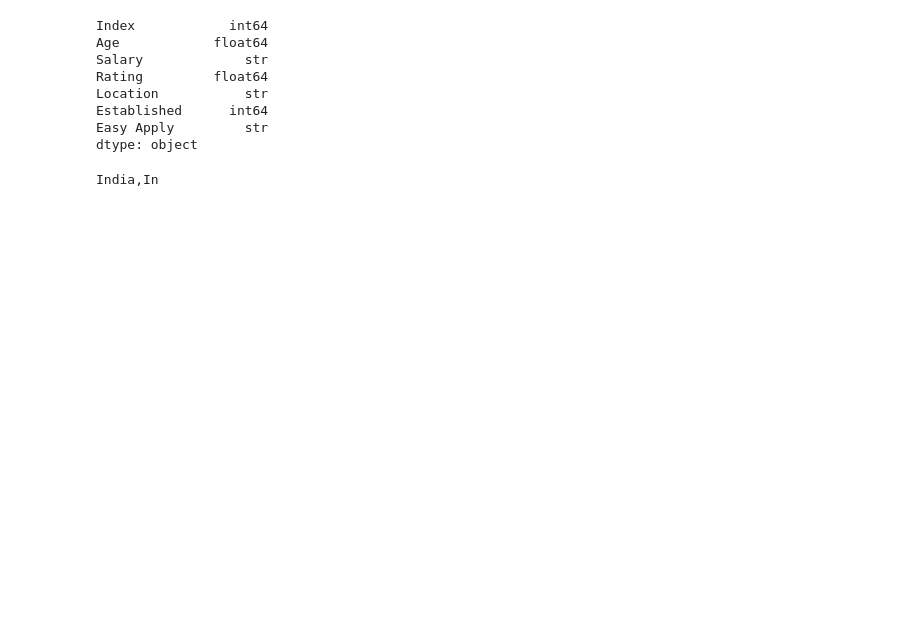
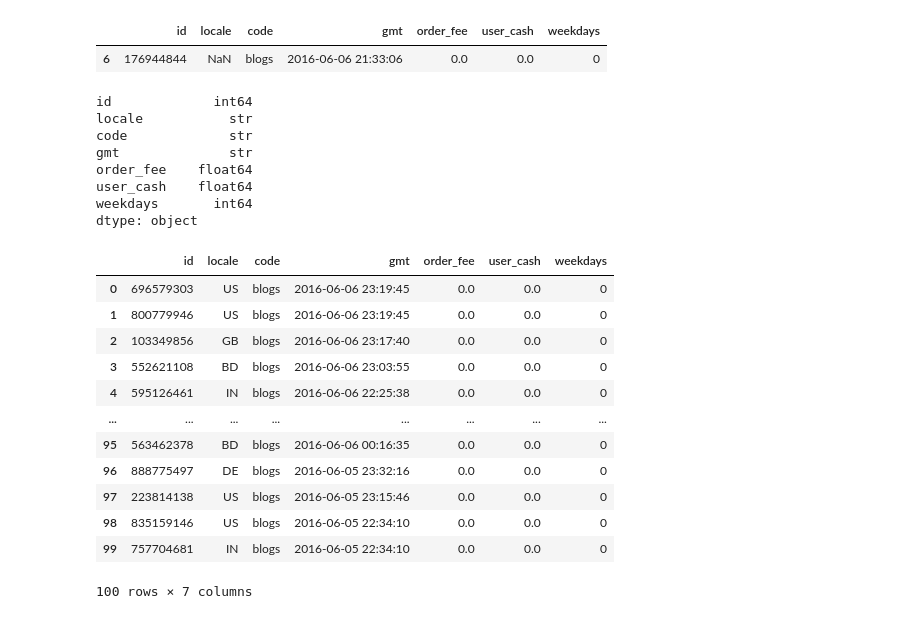
Before and after one commit to falahabubacker/coursera, a Jupyter notebook: analysis.ipynb, the cells around one changed output. Drawn from its saved outputs; the diff is of its cells as text; code cells hidden in the pictures; blank space fills up the shorter version.

```diff
--- a/analysis.ipynb
+++ b/analysis.ipynb
@@ -53,15 +42,32 @@ mydata[mydata.Age.isnull()] # Returns all the records with Age as null value. Th
+# %%
+vappadata[vappadata.locale.isnull()]
+# %% [output]
+|  | id | locale | code | gmt | order_fee | user_cash | weekdays |
+| 6 | 176944844 | NaN | blogs | 2016-06-06 21:33:06 | 0.0 | 0.0 | 0 |
 # %%
-mydata.dtypes
+vappadata.dtypes
 # %% [output]
-Index            int64
-Age            float64
-Salary             str
-Rating         float64
-Location           str
-Established      int64
-Easy Apply         str
+id             int64
+locale           str
+code             str
+gmt              str
+order_fee    float64
+user_cash    float64
+weekdays       int64
 dtype: object
-# %%
-print(mydata.Location[0])
-# %% [output]
-India,In
+# %%
+vappadata
+# %% [output]
+|  | id | locale | code | gmt | order_fee | user_cash | weekdays |
+| 0 | 696579303 | US | blogs | 2016-06-06 23:19:45 | 0.0 | 0.0 | 0 |
+| 1 | 800779946 | US | blogs | 2016-06-06 23:19:45 | 0.0 | 0.0 | 0 |
+| 2 | 103349856 | GB | blogs | 2016-06-06 23:17:40 | 0.0 | 0.0 | 0 |
+| 3 | 552621108 | BD | blogs | 2016-06-06 23:03:55 | 0.0 | 0.0 | 0 |
+| 4 | 595126461 | IN | blogs | 2016-06-06 22:25:38 | 0.0 | 0.0 | 0 |
+| ... | ... | ... | ... | ... | ... | ... | ... |
+| 95 | 563462378 | BD | blogs | 2016-06-06 00:16:35 | 0.0 | 0.0 | 0 |
+| 96 | 888775497 | DE | blogs | 2016-06-05 23:32:16 | 0.0 | 0.0 | 0 |
+| 97 | 223814138 | US | blogs | 2016-06-05 23:15:46 | 0.0 | 0.0 | 0 |
+| 98 | 835159146 | US | blogs | 2016-06-05 22:34:10 | 0.0 | 0.0 | 0 |
+| 99 | 757704681 | IN | blogs | 2016-06-05 22:34:10 | 0.0 | 0.0 | 0 |
+100 rows × 7 columns
```
Also changed, not shown: parts of 27 cells of this notebook, 4 other files.
